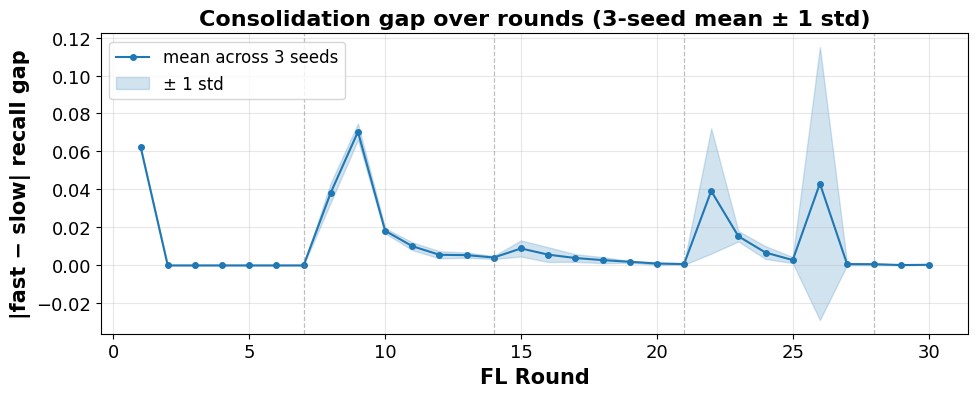
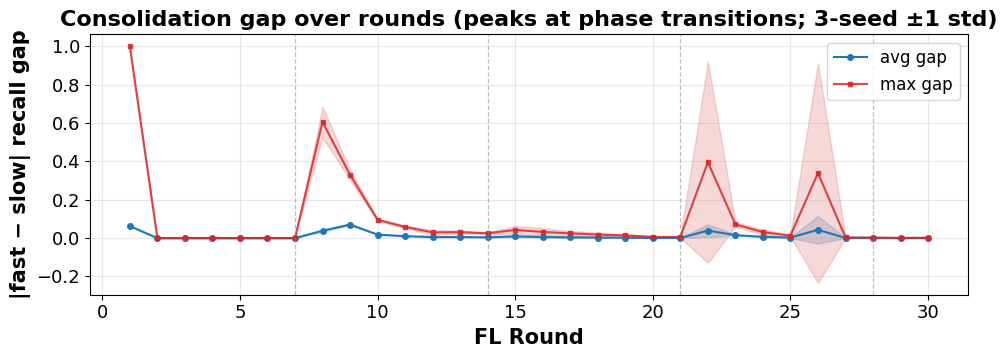
Code edit (unified diff) that turned the first committed figure into the second:
--- before
+++ after
@@ -1,17 +1,21 @@
-# Figure 4 — consolidation gap with 3-seed mean ± 1 std band.
-# Reads the per-round gap log produced by 07_bootstrap_ci.py
-# (3 seeds = 42, 123, 7).
+# Figure 4 — consolidation gap (avg + max), with 3-seed ±1 std error bands.
+# Reads the per-round gap log (avg + max) produced by 07_bootstrap_ci.py
+# across seeds 42, 123, 7.
 
 boot = pd.read_csv(DATA_DIR/'bootstrap_per_round.csv')
-agg = boot.groupby('round')['gap'].agg(['mean', 'std']).reset_index()
-seeds = sorted(boot['seed'].unique())
-n_rounds_boot = int(agg['round'].max())
+agg_avg = boot.groupby('round')['gap'].agg(['mean','std']).reset_index()
+agg_max = boot.groupby('round')['max_gap'].agg(['mean','std']).reset_index()
+n_rounds_boot = int(agg_avg['round'].max())
 rounds_per_phase_boot = n_rounds_boot // len(ATTACK_TYPES)
 
-fig, ax = plt.subplots(figsize=(10, 4.2))
-ax.plot(agg['round'], agg['mean'], marker='o', markersize=4, color='C0',
-        label=f'mean across {len(seeds)} seeds')
-ax.fill_between(agg['round'], agg['mean'] - agg['std'], agg['mean'] + agg['std'],
-                color='C0', alpha=0.2, label='± 1 std')
+fig, ax = plt.subplots(figsize=(10, 3.8))
+ax.plot(agg_avg['round'], agg_avg['mean'], marker='o', markersize=4,
+        color='C0', label='avg gap')
+ax.fill_between(agg_avg['round'], agg_avg['mean'] - agg_avg['std'],
+                agg_avg['mean'] + agg_avg['std'], color='C0', alpha=0.2)
+ax.plot(agg_max['round'], agg_max['mean'], marker='s', markersize=3,
+        color='C3', alpha=0.85, label='max gap')
+ax.fill_between(agg_max['round'], agg_max['mean'] - agg_max['std'],
+                agg_max['mean'] + agg_max['std'], color='C3', alpha=0.18)
 for p in range(len(ATTACK_TYPES)):
     ax.axvline(x=(p+1)*rounds_per_phase_boot, color='gray', linestyle='--',
@@ -19,7 +23,6 @@
 ax.set_xlabel('FL Round')
 ax.set_ylabel('|fast − slow| recall gap')
-ax.set_title('Consolidation gap over rounds (3-seed mean ± 1 std)')
-ax.legend()
-ax.grid(alpha=0.3)
+ax.set_title('Consolidation gap over rounds (peaks at phase transitions; 3-seed ±1 std)')
+ax.legend(); ax.grid(alpha=0.3)
 plt.tight_layout()
 out = FIG_DIR / 'figure_4_consolidation_gap.png'
@@ -28,11 +31,11 @@
 
 # Numbers — recompute the transition/steady ratio from the same 3-seed data
-trans = agg[agg['round'].isin([1, rounds_per_phase_boot+1,
-                               2*rounds_per_phase_boot+1,
-                               3*rounds_per_phase_boot+1])]['mean'].mean()
-steady = agg[~agg['round'].isin([1, rounds_per_phase_boot+1,
-                                  2*rounds_per_phase_boot+1,
-                                  3*rounds_per_phase_boot+1])]['mean'].mean()
+trans = agg_avg[agg_avg['round'].isin([1, rounds_per_phase_boot+1,
+                                       2*rounds_per_phase_boot+1,
+                                       3*rounds_per_phase_boot+1])]['mean'].mean()
+steady = agg_avg[~agg_avg['round'].isin([1, rounds_per_phase_boot+1,
+                                          2*rounds_per_phase_boot+1,
+                                          3*rounds_per_phase_boot+1])]['mean'].mean()
 print(f'\n3-seed transition-round mean gap: {trans:.4f}')
 print(f'3-seed steady-round mean gap:     {steady:.4f}')
-print(f'→ Transition is {trans/max(steady,1e-9):.2f}x larger (paper reports 5.37x with 95% CI [3.04, 13.65]).')
+print(f'Transition is {trans/max(steady,1e-9):.2f}x larger (paper reports 5.37x, 95% CI [3.04, 13.65]).')

Commit: Restore Fig 4 original avg+max look, add 3-seed std bands